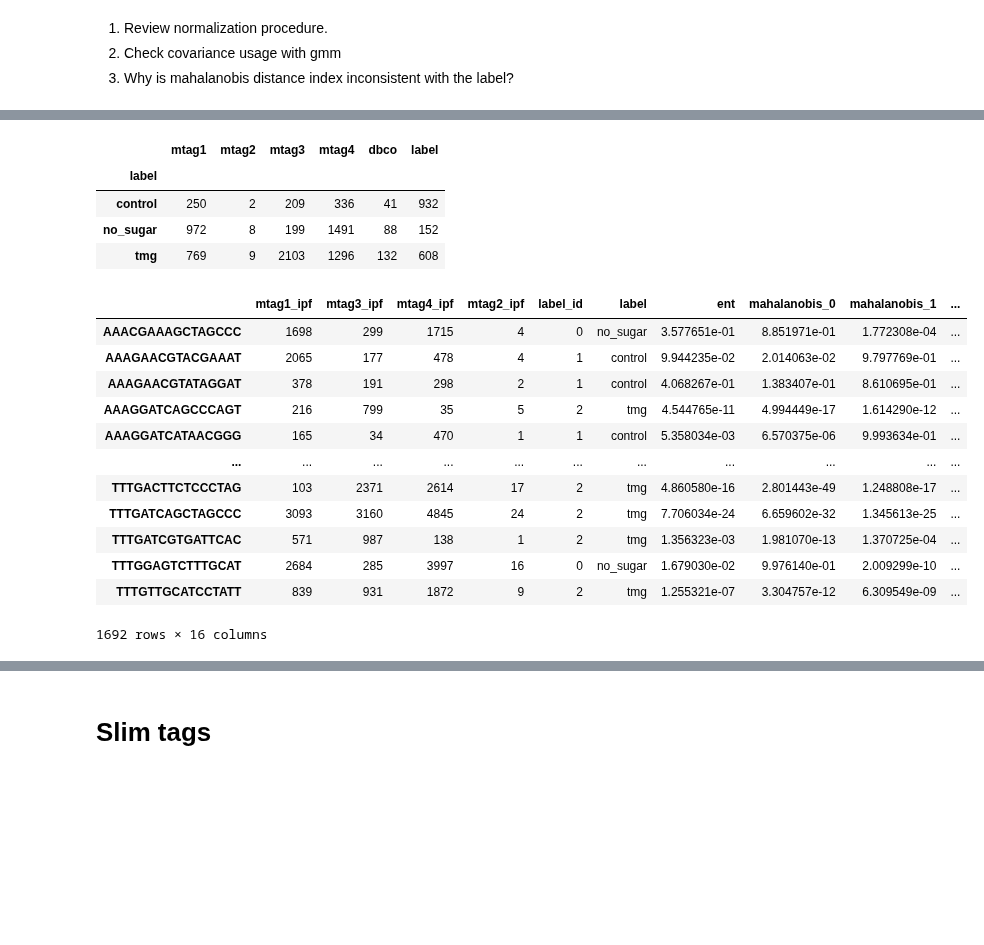
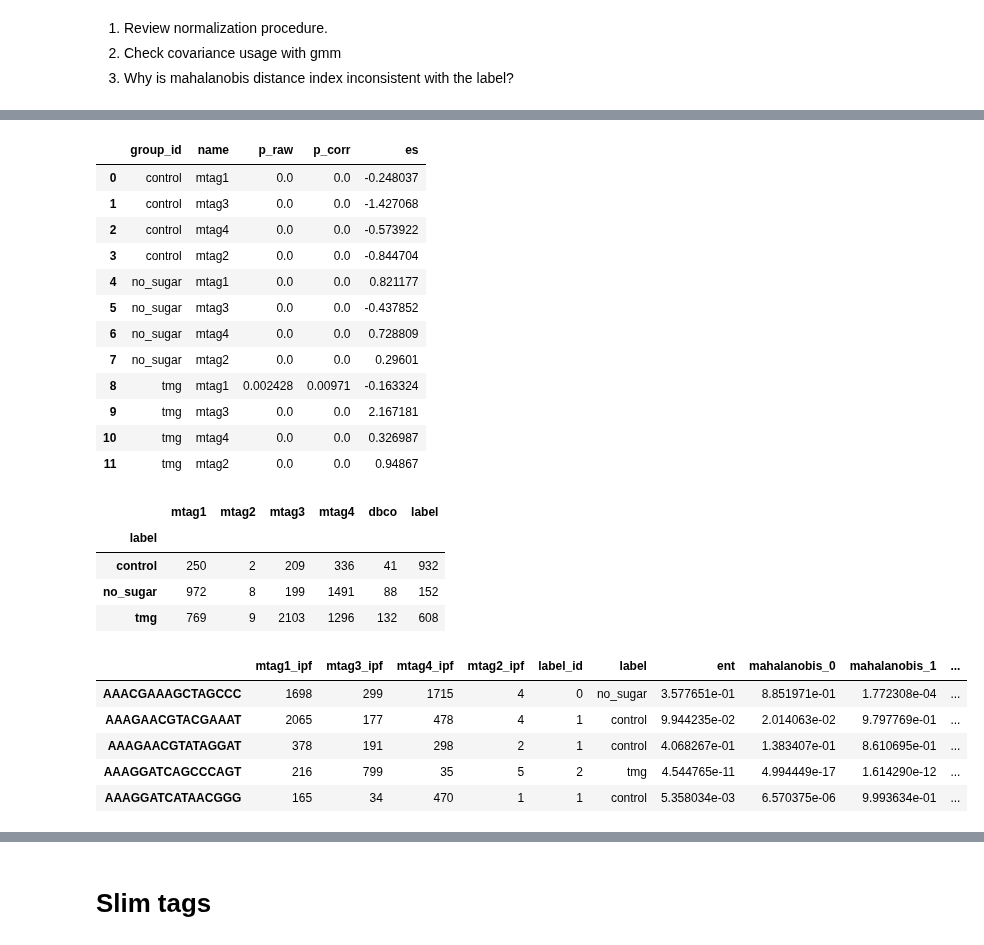
Before and after one commit to sbooeshaghi/azucar, a Jupyter notebook: analysis/293T/obs2/assign.ipynb, the cells around one changed output, grey strips where cells are left out. Drawn from its saved outputs; the diff is of its cells as text; code cells hidden in the pictures; blank space fills up the shorter version.

Commit message:
assignment validation

```diff
--- a/analysis/293T/obs2/assign.ipynb
+++ b/analysis/293T/obs2/assign.ipynb
@@ -2073,7 +2073,7 @@ def mx_assign(matrix_fn, barcodes_fn, genes_fn, markers_ec_fn, groups_fn):
       "max_iter": 1000,
       "tol": 1e-3,
       "init_params": "random",
-      "covariance_type": "diag"
+      "covariance_type": "full"
   }
 
   params = {
@@ -2277,7 +2443,7 @@ def main(matrix_fn, barcodes_fn, genes_fn, markers_fn):
   print(ncells, ent_cutoff)
 
   ## look at count distribution
-  return df.query(f"ent < {ent_cutoff}")
+  return df#.query(f"ent < {ent_cutoff}")
 # %%
 !rm *.txt *.mtx *.ec
 # %%
@@ -2293,3 +2468,19 @@ ValueError: ignored
+# %%
+mdf
+# %% [output]
+|  | group_id | name | p_raw | p_corr | es |
+| 0 | control | mtag1 | 0.0 | 0.0 | -0.248037 |
+| 1 | control | mtag3 | 0.0 | 0.0 | -1.427068 |
+| 2 | control | mtag4 | 0.0 | 0.0 | -0.573922 |
+| 3 | control | mtag2 | 0.0 | 0.0 | -0.844704 |
+| 4 | no_sugar | mtag1 | 0.0 | 0.0 | 0.821177 |
+| 5 | no_sugar | mtag3 | 0.0 | 0.0 | -0.437852 |
+| 6 | no_sugar | mtag4 | 0.0 | 0.0 | 0.728809 |
+| 7 | no_sugar | mtag2 | 0.0 | 0.0 | 0.29601 |
+| 8 | tmg | mtag1 | 0.002428 | 0.00971 | -0.163324 |
+| 9 | tmg | mtag3 | 0.0 | 0.0 | 2.167181 |
+| 10 | tmg | mtag4 | 0.0 | 0.0 | 0.326987 |
+| 11 | tmg | mtag2 | 0.0 | 0.0 | 0.94867 |
 # %%
 df.groupby("label").agg({
       "mtag1": "mean",
@@ -2306,21 +2497,14 @@ df.groupby("label").agg({
 | no_sugar | 972 | 8 | 199 | 1491 | 88 | 152 |
 | tmg | 769 | 9 | 2103 | 1296 | 132 | 608 |
 # %%
-df # check concordance of mahalanobis with assignments
+df.head() # check concordance of mahalanobis with assignments
 # %% [output]
 |  | mtag1_ipf | mtag3_ipf | mtag4_ipf | mtag2_ipf | label_id | label | ent | mahalanobis_0 | mahalanobis_1 | ... |
 | AAACGAAAGCTAGCCC | 1698 | 299 | 1715 | 4 | 0 | no_sugar | 3.577651e-01 | 8.851971e-01 | 1.772308e-04 | ... |
 | AAAGAACGTACGAAAT | 2065 | 177 | 478 | 4 | 1 | control | 9.944235e-02 | 2.014063e-02 | 9.797769e-01 | ... |
 | AAAGAACGTATAGGAT | 378 | 191 | 298 | 2 | 1 | control | 4.068267e-01 | 1.383407e-01 | 8.610695e-01 | ... |
 | AAAGGATCAGCCCAGT | 216 | 799 | 35 | 5 | 2 | tmg | 4.544765e-11 | 4.994449e-17 | 1.614290e-12 | ... |
 | AAAGGATCATAACGGG | 165 | 34 | 470 | 1 | 1 | control | 5.358034e-03 | 6.570375e-06 | 9.993634e-01 | ... |
-| ... | ... | ... | ... | ... | ... | ... | ... | ... | ... | ... |
-| TTTGACTTCTCCCTAG | 103 | 2371 | 2614 | 17 | 2 | tmg | 4.860580e-16 | 2.801443e-49 | 1.248808e-17 | ... |
-| TTTGATCAGCTAGCCC | 3093 | 3160 | 4845 | 24 | 2 | tmg | 7.706034e-24 | 6.659602e-32 | 1.345613e-25 | ... |
-| TTTGATCGTGATTCAC | 571 | 987 | 138 | 1 | 2 | tmg | 1.356323e-03 | 1.981070e-13 | 1.370725e-04 | ... |
-| TTTGGAGTCTTTGCAT | 2684 | 285 | 3997 | 16 | 0 | no_sugar | 1.679030e-02 | 9.976140e-01 | 2.009299e-10 | ... |
-| TTTGTTGCATCCTATT | 839 | 931 | 1872 | 9 | 2 | tmg | 1.255321e-07 | 3.304757e-12 | 6.309549e-09 | ... |
-1692 rows × 16 columns
 # %%
 markers = defaultdict(list)
 read_markers_str(markers_fn, markers)
```
Also changed, not shown: parts of 9 cells of this notebook.
